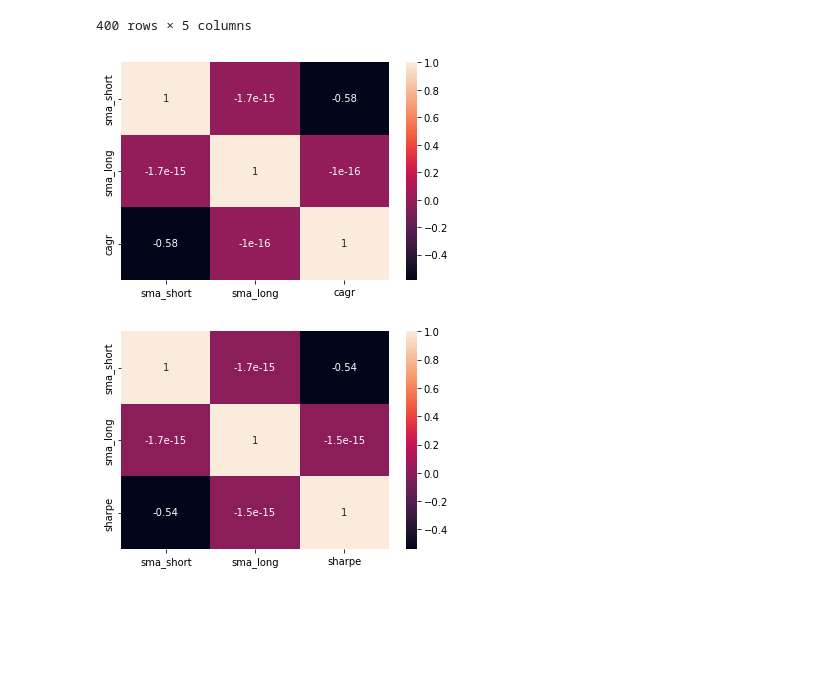
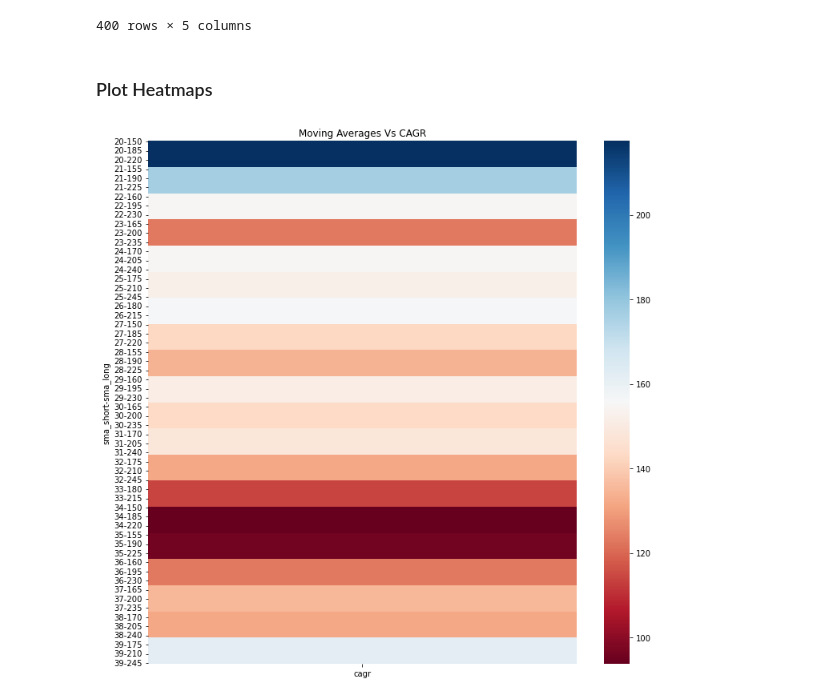
Before and after one commit to kartskri/FinancialTrading, a Jupyter notebook: project/Homework3.ipynb, the cells around one changed output. Saved outputs shown, nothing was run; the diff lists cells and outputs as text; code cells hidden in the pictures; blank space fills up the shorter version.

```diff
--- a/project/Homework3.ipynb
+++ b/project/Homework3.ipynb
@@ -174,13 +174,19 @@ df
 | 398 | 38 | 245 | 131.75 | 170.64 | 290.01 |
 | 399 | 39 | 245 | 162.36 | 193.79 | 337.77 |
 400 rows × 5 columns
-# %%
-sns.heatmap(df[['sma_short', 'sma_long', 'cagr']].corr(), annot = True)
-plt.show()
-# %% [output]
-[figure, removed]
-# %%
-sns.heatmap(df[['sma_short', 'sma_long', 'sharpe']].corr(), annot = True)
-plt.show()
-# %% [output]
-[figure, removed]
+# %% [markdown]
+### Plot Heatmaps
+# %%
+def plot_heatmap(dataframe, index_vars, values, plttitle, aggfn=np.mean, ):
+    pvt = pd.pivot_table(dataframe, index=index_vars,
+                    values=values, aggfunc=np.mean)
+    # Plot CAGR Pivot Table
+    plt.figure(figsize=(12,12))
+    plt.title(plttitle)
+    sns.heatmap(pvt, cmap="RdBu")
+    plt.show()
+# %%
+# Plot Moving Averages Vs CAGR
+plot_heatmap(df, ['sma_short', 'sma_long'], ['cagr'], 'Moving Averages Vs CAGR')
+# %% [output]
+[figure, added]
```
Also changed, not shown: parts of 1 cell of this notebook, 1 other file.
